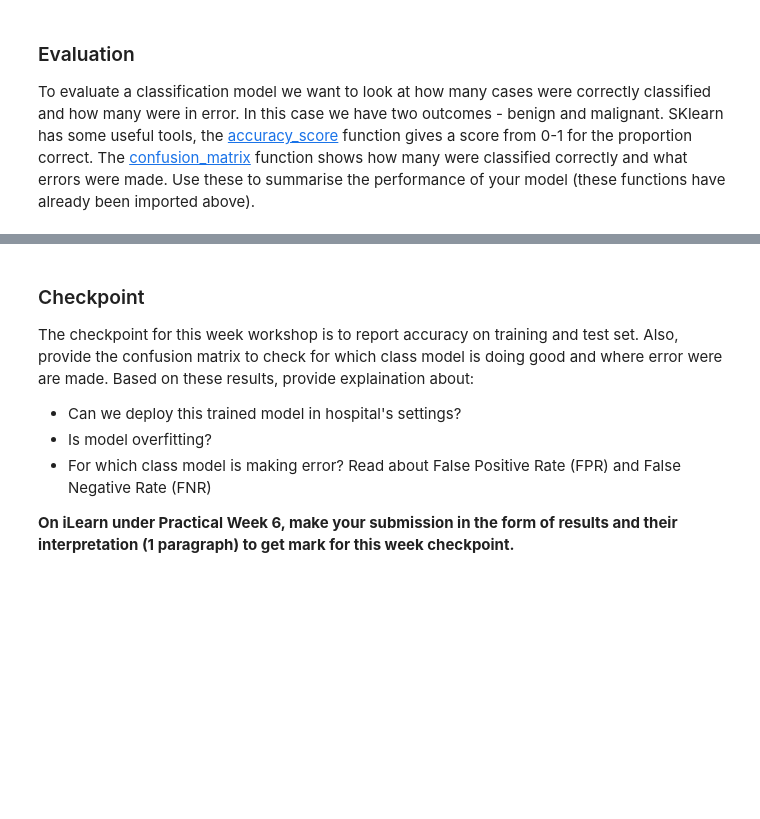
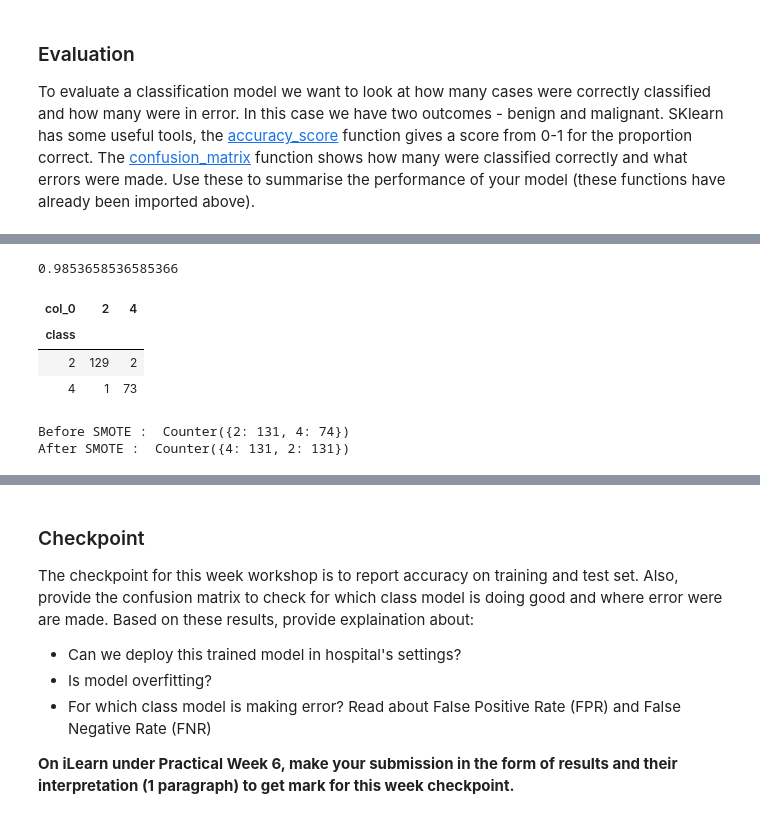
Before and after one commit to bhagyashreedhebe/MQ_DataScience, a Jupyter notebook: COMP6200 Week 6.ipynb, the cells around one changed output, grey strips where cells are left out. Drawn from its saved outputs; the diff is of its cells as text; code cells hidden in the pictures; blank space fills up the shorter version.

```diff
--- a/COMP6200 Week 6.ipynb
+++ b/COMP6200 Week 6.ipynb
@@ -237,0 +275,5 @@ your model (these functions have already been imported above).
+# %%
+from imblearn.over_sampling import SMOTE
+smote = SMOTE()
+# %%
+X_train_smote, y_train_smote = smote.fit_sample(X_train, y_train)
@@ -237,0 +287,11 @@ your model (these functions have already been imported above).
+# %%
+model.fit(X_train_smote, y_train_smote)
+y_predict = model.predict(X_test)
+print(accuracy_score(y_test, y_predict))
+pd.crosstab(y_test, y_predict)
+# %% [output]
+0.9853658536585366
+| col_0 | 2 | 4 |
+| class |  |  |
+| 2 | 129 | 2 |
+| 4 | 1 | 73 |
@@ -237,0 +300,7 @@ your model (these functions have already been imported above).
+# %%
+from collections import Counter
+print("Before SMOTE : ", Counter(y_test))
+print("After SMOTE : ", Counter(y_test_smote))
+# %% [output]
+Before SMOTE :  Counter({2: 131, 4: 74})
+After SMOTE :  Counter({4: 131, 2: 131})
```
Also changed, not shown: parts of 18 cells of this notebook.
